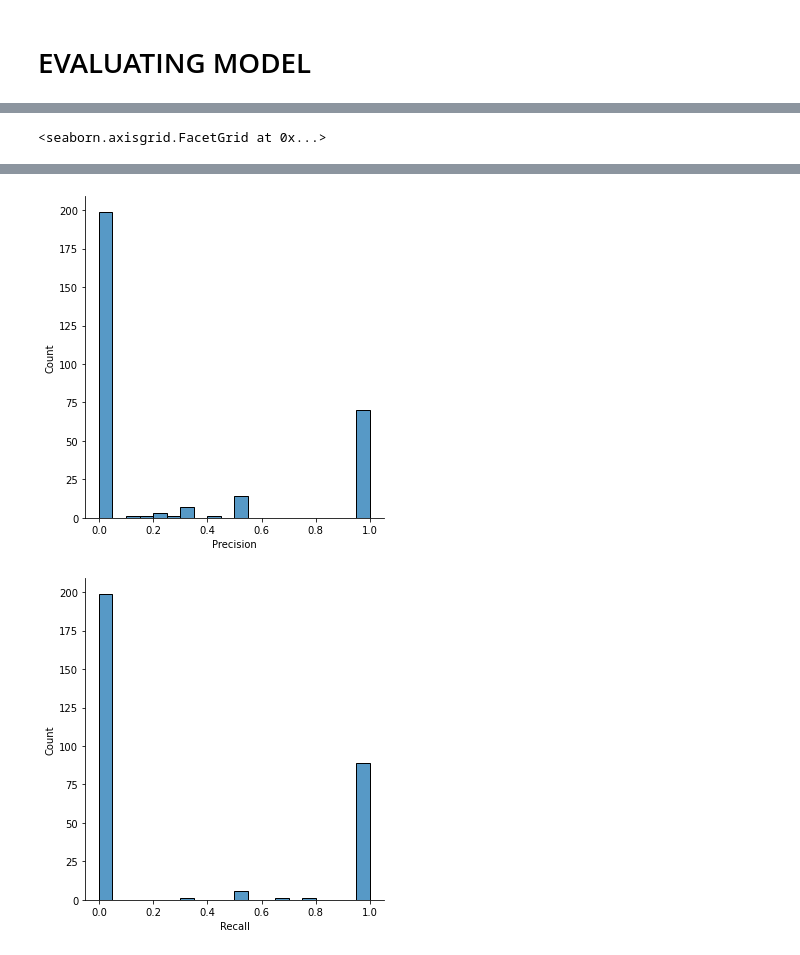
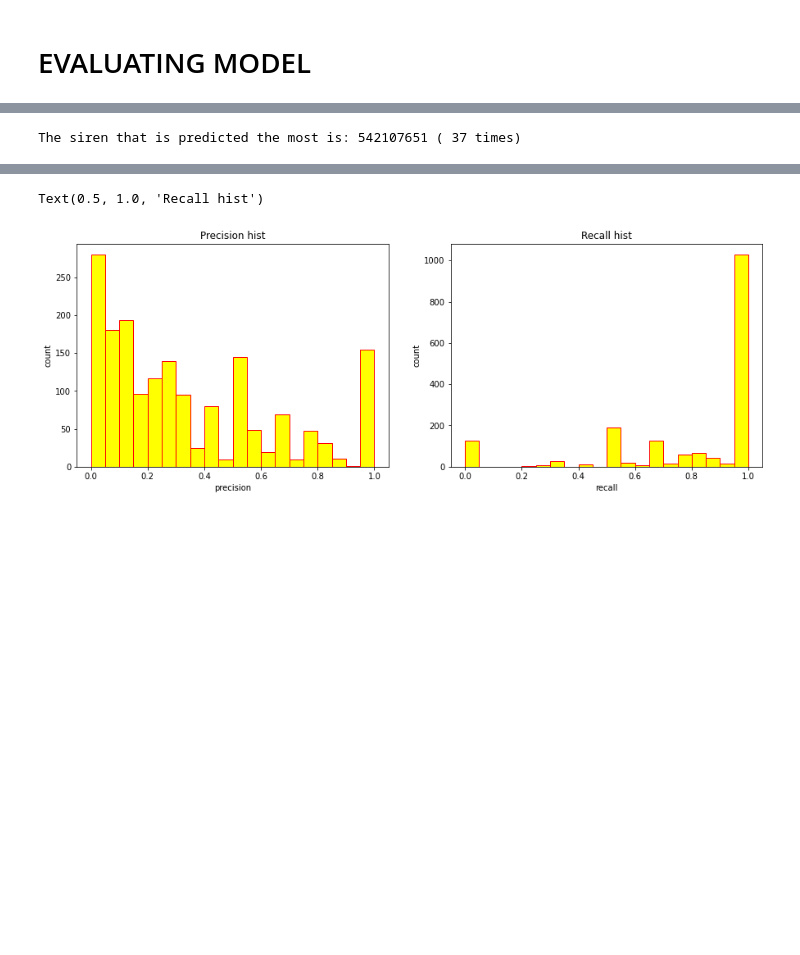
Before and after one commit to clemTJ/Company-Information-PSAT, a Jupyter notebook: textes_francais.ipynb, the cells around one changed output, grey strips where cells are left out. Saved outputs shown, nothing was run; the diff lists cells and outputs as text; code cells hidden in the pictures; blank space fills up the shorter version.

Commit message:
acc,precision, recall

```diff
--- a/textes_francais.ipynb
+++ b/textes_francais.ipynb
@@ -277,7 +262,7 @@ import random
 # Split corpus train/test
 #corpus = corpus_cleaned
 corpus = corpus_nouns
-test_size = 0.7
+test_size = 0.3
 X_train_corpus = list()
 X_test_corpus = list()
 
@@ -298,10 +283,10 @@ corpus = corpus_temp
 #Splitting data
 print("Splitting data")
 #for document in corpus:
-#    if (random.uniform(0, 1)<train_size):
+#    if (random.uniform(0, 1)<test_size):
+#        X_test_corpus.append(document)
+#    else:
 #        X_train_corpus.append(document)
-#    else:
-#        X_test_corpus.append(document)
 X_train_corpus, X_test_corpus = train_test_split(corpus, test_size=test_size, random_state=0)
 
 print ("We have",len(X_train_corpus),"documents in the training corpus")
@@ -628,55 +633,89 @@ print("Average number of predictions",round(np.mean(len_pred),3),"vs average num
 
 ########## Most commun labels predicted ##########
 count_pred = dict()
-for siren in pred_stats:
+for siren in article_labels_flat:
     if siren in count_pred.keys():
         count_pred[siren] +=1
     else:
         count_pred[siren] = 1
 key_max = list(filter(lambda t: t[1]==max(count_pred.values()), count_pred.items()))[0][0]
 print("The siren that is predicted the most is:",key_max,"(",np.max(list(count_pred.values())),"times)")
-#sns.catplot(x="deck", kind="count", palette="ch:.25", data=pred_stats)
+#sns.catplot(x="deck", kind="count", palette="ch:.25", data=pred_labels_flat)
 
 ########## Precision & RECALL ##########
+accuracy_list = list()
 precision_list = list()
 recall_list = list()
-for siren in siren_filtered:
+
+#article_labels_set = list(set(article_labels_flat))
+article_labels_set = siren_filtered
+for siren in tqdm(article_labels_set): # For each company compute it's TP,FP,TN,FN
+
     true_pos = 0.0  # Siren is a label and is predicted
     false_pos = 0.0 # Siren is NOT a label and is predicted (false prediction)
     true_neg = 0.0  # Siren is NOT a label and is not predicted (don't care)
     false_neg = 0.0 # Siren is a label and is NOT predicted
-    for i in range(len(article_eval)):
+    positive = 0.0       # Siren is label
+
+    # true_pos, false_neg
+    for i in range(len(article_labels)):
         for j in range(len(article_labels[i])):
-            if siren==article_labels[i][j]:
+            if siren==article_labels[i][j]: # If company in the list of labels -> Check if was predicted
+                positive +=1
                 if article_eval[i][j]==1:
                     true_pos +=1
                 else:
                     false_neg +=1
-    for i in range(len(pred_eval)):
+
+    # false_pos
+    for i in range(len(pred_labels)):
         for j in range(len(pred_labels[i])):
-            if siren==pred_labels[i][j]:
+            if siren==pred_labels[i][j]:  # If company in the list of predictions -> Check if was a label (correct prediction)
                 if pred_eval[i][j]==0:
                     false_pos += 1
 
-    if siren in label_stats:
+    if siren in list(set(article_labels_flat)):
         if true_pos ==0:
             precision = 0
             recall =0
+            accuracy = 0
         else:
+            accuracy = true_pos/positive
             precision = true_pos/(true_pos+false_pos)
             recall = true_pos/(true_pos+false_neg)
+        accuracy_list.append(accuracy)
         precision_list.append(precision)
         recall_list.append(recall)
-print("AVG PRECISION:",round(np.average(precision_list),3),"True_pos/(True_Pos + False_Neg) -> average for each siren")
-print("AVG RECALL:",round(np.average(recall_list),3),"True_pos/(True_Pos + False_Neg) -> average for each siren")
+
+accuracy = np.average(accuracy_list)
+precison = np.average(precision_list)
+recall = np.average(recall_list)
+
+print("AVG ACCURACY:",round(accuracy,3),"True_pos/Pos -> average for each siren")
+print("AVG PRECISION:",round(precison,3),"True_pos/(True_Pos + False_Pos) -> average for each siren")
+print("AVG RECALL:",round(recall,3),"True_pos/(True_Pos + False_Neg) -> average for each siren")
+print("AVG F1:",round(2*precison*recall/(precision+recall),3),"True_pos/(True_Pos + False_Neg) -> average for each siren")
+
 
 print()
 print("PRECISION",stats.describe(precision_list))
 print ()
 print("RECALL",stats.describe(recall_list))
-ax = sns.displot(precision_list, bins=20) #bins=20
-ax.set(xlabel="Precision")
-#sns.axlabel("precision")
-ax = sns.displot(recall_list, bins=20) #bins=20
-ax.set(xlabel="Recall")
+plt.figure(figsize=(15,5))
+plt.subplot(1, 2, 1)
+plt.hist(precision_list, range = (0, 1), bins = 20, color = 'yellow',edgecolor = 'red')
+plt.xlabel('precision')
+plt.ylabel('count')
+plt.title('Precision hist')
+plt.subplot(1, 2, 2)
+plt.hist(recall_list, range = (0, 1), bins = 20, color = 'yellow',edgecolor = 'red')
+plt.xlabel('recall')
+plt.ylabel('count')
+plt.title('Recall hist')
+
+
+#La précision est le nombre de documents pertinents retrouvés rapporté au nombre de documents total proposé pour une requête donnée.
+
+
+#Le rappel est défini par le nombre de documents pertinents retrouvés au regard du nombre de documents pertinents que possède la base de données.
 # %% [output]
@@ -696 +728 @@ RECALL DescribeResult(nobs=297, minmax=(0.0, 1.0), mean=0.31565656565656564, var
-<seaborn.axisgrid.FacetGrid at 0x...>
+The siren that is predicted the most is: 542107651 ( 37 times)
@@ -697,2 +737,2 @@ RECALL DescribeResult(nobs=297, minmax=(0.0, 1.0), mean=0.31565656565656564, var
+Text(0.5, 1.0, 'Recall hist')
-[figure, old version]
+[figure, new version]
-[figure, removed]
```
Also changed, not shown: parts of 25 cells of this notebook.
